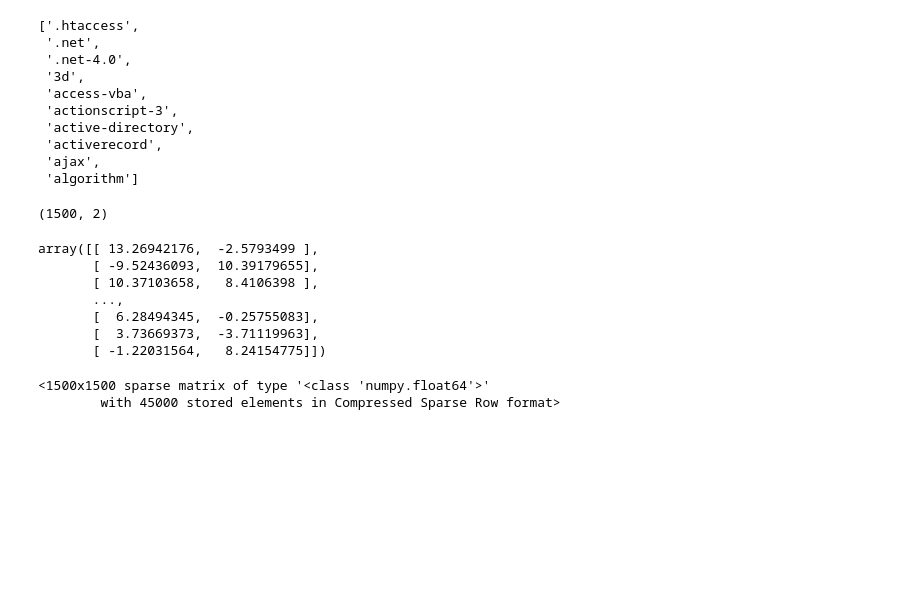
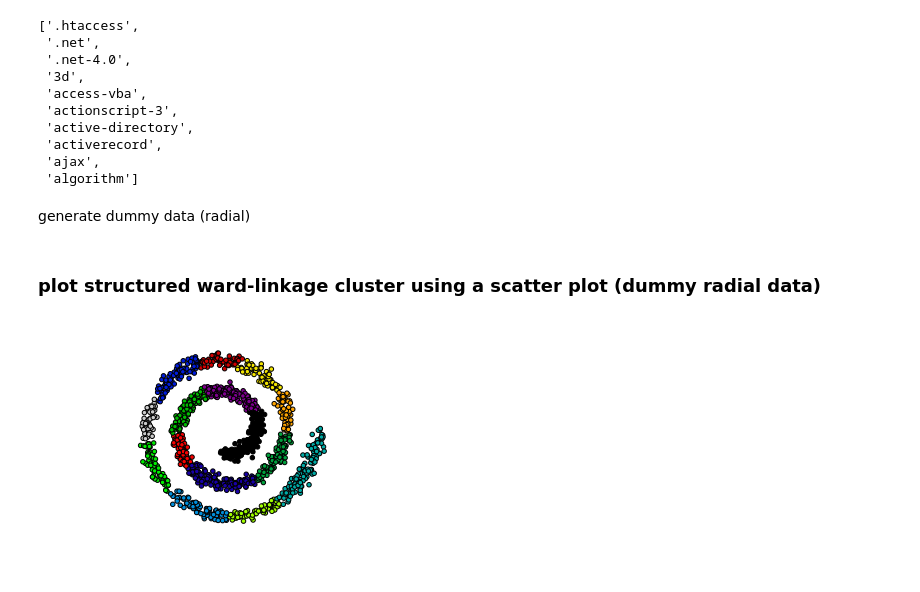
Before and after one commit to queirozfcom/auto-tagger, a Jupyter notebook: notebooks/tag-hierarchy/experimenting-with-hierarchical-clustering.ipynb, the cells around one changed output. Drawn from its saved outputs; the diff is of its cells as text; code cells hidden in the pictures; blank space fills up the shorter version.

```diff
--- a/notebooks/tag-hierarchy/experimenting-with-hierarchical-clustering.ipynb
+++ b/notebooks/tag-hierarchy/experimenting-with-hierarchical-clustering.ipynb
@@ -87,8 +88,12 @@ labels[:10]
 from sklearn.cluster import AgglomerativeClustering
 import matplotlib.pyplot as plt
 from sklearn.neighbors import kneighbors_graph
+# %% [markdown]
+generate dummy data (radial)
 # %%
 # Generate sample data
+# http://scikit-learn.org/stable/auto_examples/cluster/plot_agglomerative_clustering.htmln_samples = 1500
+np.random.seed(0)
 n_samples = 1500
 np.random.seed(0)
 t = 1.5 * np.pi * (1 + 3 * np.random.rand(1, n_samples))
@@ -99,21 +104,22 @@ y = t * np.sin(t)
 X = np.concatenate((x, y))
 X += .7 * np.random.randn(2, n_samples)
 X = X.T
-X.shape
-# %% [output]
-(1500, 2)
-# %%
-X
-# %% [output]
-array([[ 13.26942176,  -2.5793499 ],
-       [ -9.52436093,  10.39179655],
-       [ 10.37103658,   8.4106398 ],
-       ...,
-       [  6.28494345,  -0.25755083],
-       [  3.73669373,  -3.71119963],
-       [ -1.22031564,   8.24154775]])
-# %%
-kneighbors_graph(X, 30, include_self=False)
-# %% [output]
-<1500x1500 sparse matrix of type '<class 'numpy.float64'>'
-        with 45000 stored elements in Compressed Sparse Row format>
+# %% [markdown]
+### plot structured ward-linkage cluster using a scatter plot (dummy radial data)
+# %%
+plt.clf()
+
+graph = kneighbors_graph(X, 30, include_self=False)
+
+model = AgglomerativeClustering(linkage='ward',
+                                            connectivity=graph,
+                                            n_clusters=15)
+
+model.fit(X)
+
+plt.scatter(X[:, 0], X[:, 1], c=model.labels_,cmap=plt.cm.spectral)
+plt.axis('equal')
+plt.axis('off')
+plt.show()
+# %% [output]
+[figure, added]
```
Also changed, not shown: parts of 18 cells of this notebook, 17 other files.
